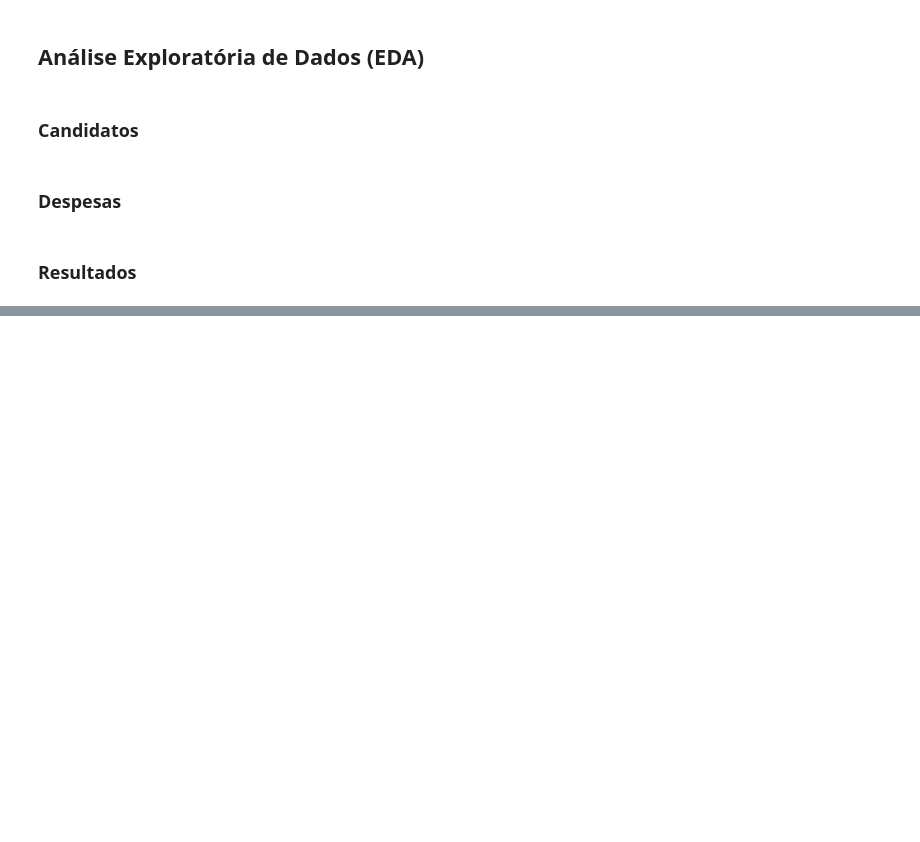
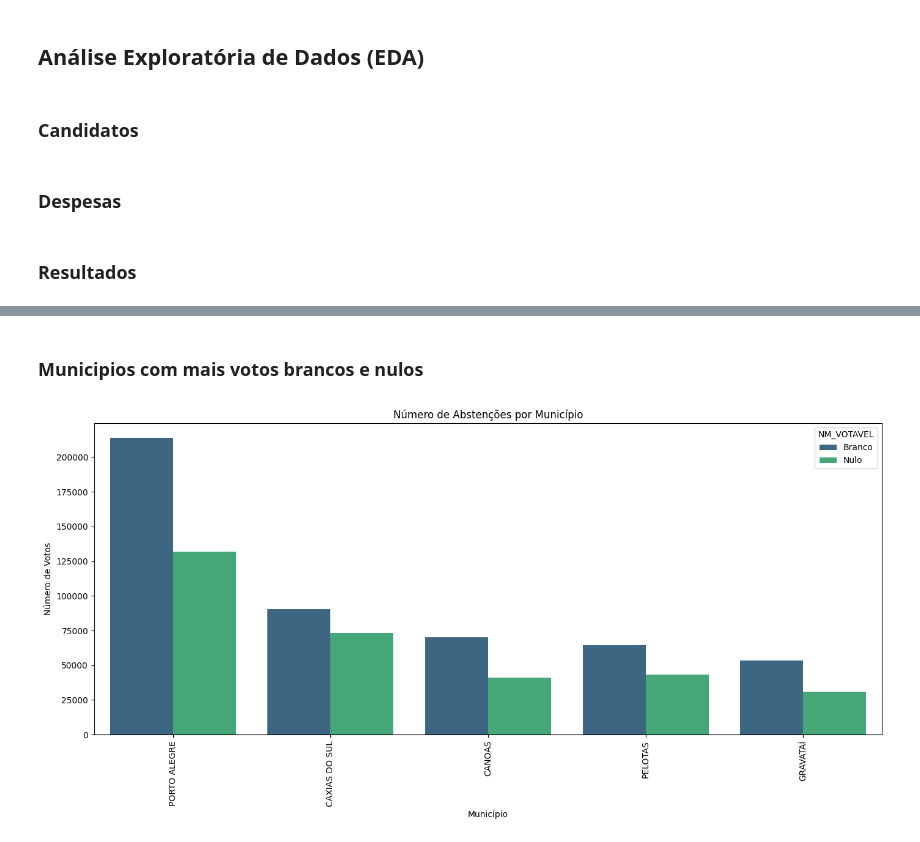
Before and after one commit to LeonardoBerlatto/data-processing-tse-study, a Jupyter notebook: notebook.ipynb, the cells around one changed output, grey strips where cells are left out. Cells and saved outputs as stored; diff of their text form; code cells hidden in the pictures; blank space fills up the shorter version.

```diff
--- a/notebook.ipynb
+++ b/notebook.ipynb
@@ -262,0 +310,24 @@ top_10_votos_presidente
+# %% [markdown]
+### Municipios com mais votos brancos e nulos
+# %%
+abstencoes_df = resultados_df[resultados_df['NM_VOTAVEL'].isin(['Branco', 'Nulo'])]
+
+abstencoes_por_municipio = abstencoes_df.groupby(['NM_MUNICIPIO', 'NM_VOTAVEL'])['QT_VOTOS'].sum().reset_index()
+
+abstencoes_por_municipio = abstencoes_por_municipio.sort_values(by='QT_VOTOS', ascending=False)
+
+top_5_cities = abstencoes_por_municipio.groupby('NM_MUNICIPIO')['QT_VOTOS'].sum().nlargest(5).index
+
+top_5_abstencoes = abstencoes_por_municipio[abstencoes_por_municipio['NM_MUNICIPIO'].isin(top_5_cities)]
+
+# Plot the data
+plt.figure(figsize=(14, 7))
+sns.barplot(x='NM_MUNICIPIO', y='QT_VOTOS', hue='NM_VOTAVEL', data=top_5_abstencoes, palette='viridis')
+plt.title('Número de Abstenções por Município')
+plt.xlabel('Município')
+plt.ylabel('Número de Votos')
+plt.xticks(rotation=90)
+plt.tight_layout()
+plt.show()
+# %% [output]
+[figure, added]
```
Also changed, not shown: parts of 10 cells of this notebook.
